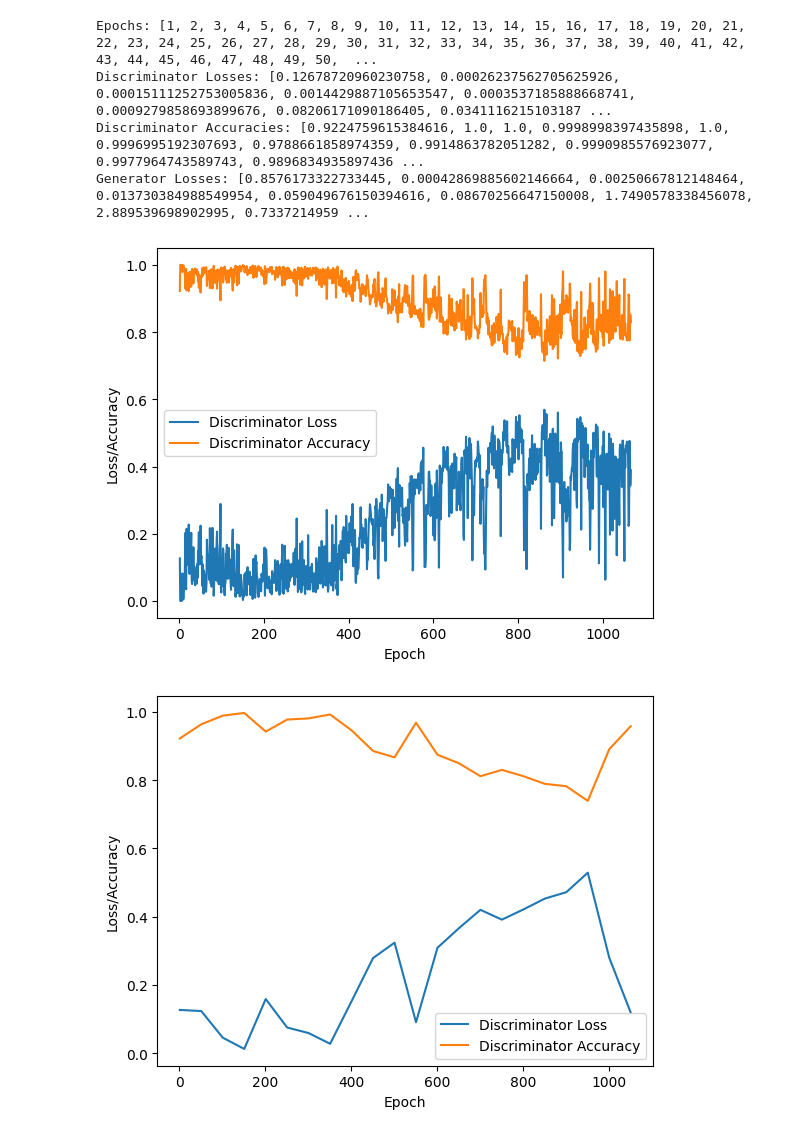
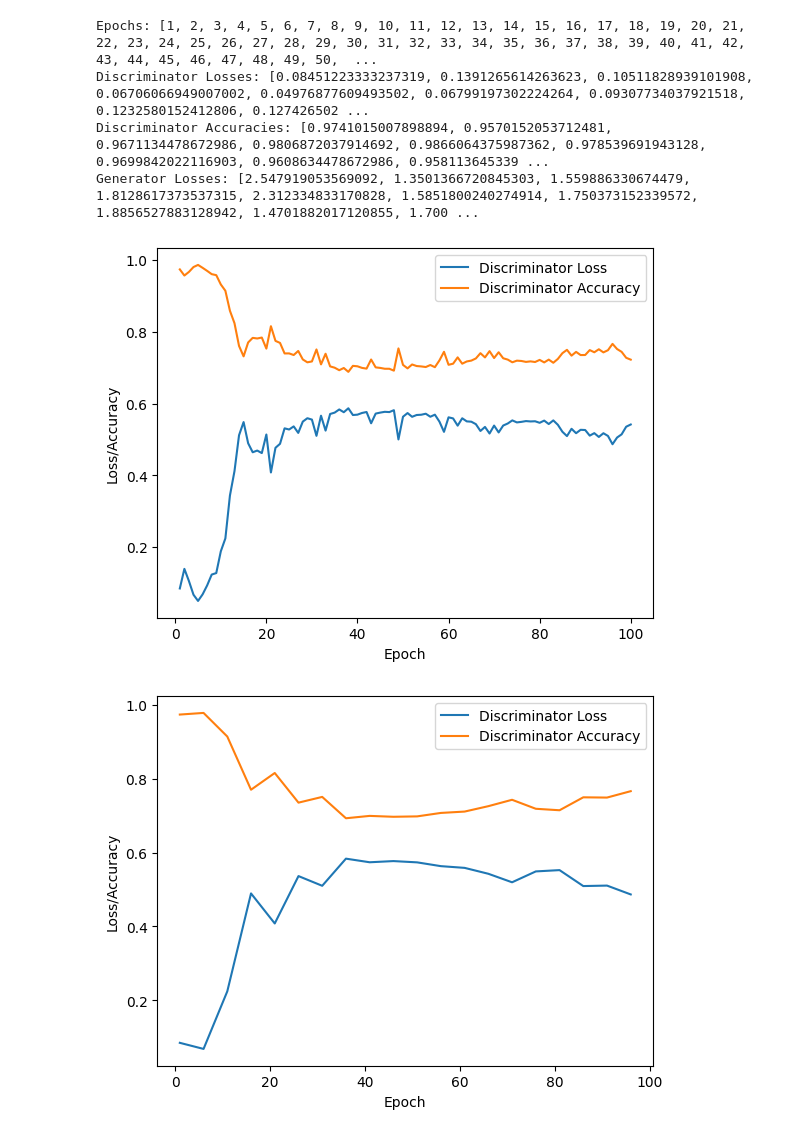
Before and after one commit to Siddhant0701/ArtiFace, a Jupyter notebook: notebooks/scrape_logs.ipynb, the cells around one changed output. Drawn from its saved outputs; the diff is of its cells as text; code cells hidden in the pictures.

```diff
--- a/notebooks/scrape_logs.ipynb
+++ b/notebooks/scrape_logs.ipynb
@@ -8,7 +8,7 @@ discriminator_losses = []
 discriminator_accuracies = []
 generator_losses = []
 
-filename = r'../logs/decay_version.txt'
+filename = r'../logs/final_logs.txt'
 
 # list all text files in the current directory
 
@@ -54,9 +54,9 @@ print("Discriminator Accuracies:", discriminator_accuracies)
 print("Generator Losses:", generator_losses)
 # %% [output]
 Epochs: [1, 2, 3, 4, 5, 6, 7, 8, 9, 10, 11, 12, 13, 14, 15, 16, 17, 18, 19, 20, 21, 22, 23, 24, 25, 26, 27, 28, 29, 30, 31, 32, 33, 34, 35, 36, 37, 38, 39, 40, 41, 42, 43, 44, 45, 46, 47, 48, 49, 50,  ...
-Discriminator Losses: [0.12678720960230758, 0.00026237562705625926, 0.00015111252753005836, 0.0014429887105653547, 0.0003537185888668741, 0.0009279858693899676, 0.08206171090186405, 0.0341116215103187 ...
-Discriminator Accuracies: [0.9224759615384616, 1.0, 1.0, 0.9998998397435898, 1.0, 0.9996995192307693, 0.9788661858974359, 0.9914863782051282, 0.9990985576923077, 0.9977964743589743, 0.9896834935897436 ...
-Generator Losses: [0.8576173322733445, 0.00042869885602146664, 0.00250667812148464, 0.013730384988549954, 0.059049676150394616, 0.08670256647150008, 1.7490578338456078, 2.889539698902995, 0.7337214959 ...
+Discriminator Losses: [0.08451223333237319, 0.1391265614263623, 0.10511828939101908, 0.06706066949007002, 0.04976877609493502, 0.06799197302224264, 0.09307734037921518, 0.1232580152412806, 0.127426502 ...
+Discriminator Accuracies: [0.9741015007898894, 0.9570152053712481, 0.9671134478672986, 0.9806872037914692, 0.9866064375987362, 0.978539691943128, 0.9699842022116903, 0.9608634478672986, 0.958113645339 ...
+Generator Losses: [2.547919053569092, 1.3501366720845303, 1.559886330674479, 1.8128617373537315, 2.312334833170828, 1.5851800240274914, 1.750373152339572, 1.8856527883128942, 1.4701882017120855, 1.700 ...
 # %%
 ## Plot the loss and accuracy
 plt.plot(epochs, discriminator_losses, label="Discriminator Loss")
@@ -67,15 +67,15 @@ plt.ylabel("Loss/Accuracy")
 plt.legend()
 plt.show()
 # %% [output]
-[figure, old version]
+[figure, new version]
 # %%
 #Plot every 50th value
-plt.plot(epochs[::50], discriminator_losses[::50], label="Discriminator Loss")
-plt.plot(epochs[::50], discriminator_accuracies[::50], label="Discriminator Accuracy")
+plt.plot(epochs[::5], discriminator_losses[::5], label="Discriminator Loss")
+plt.plot(epochs[::5], discriminator_accuracies[::5], label="Discriminator Accuracy")
 
 plt.xlabel("Epoch")
 plt.ylabel("Loss/Accuracy")
 plt.legend()
 plt.show()
 # %% [output]
-[figure, old version]
+[figure, new version]
```
Also changed, not shown: 2 other files.
